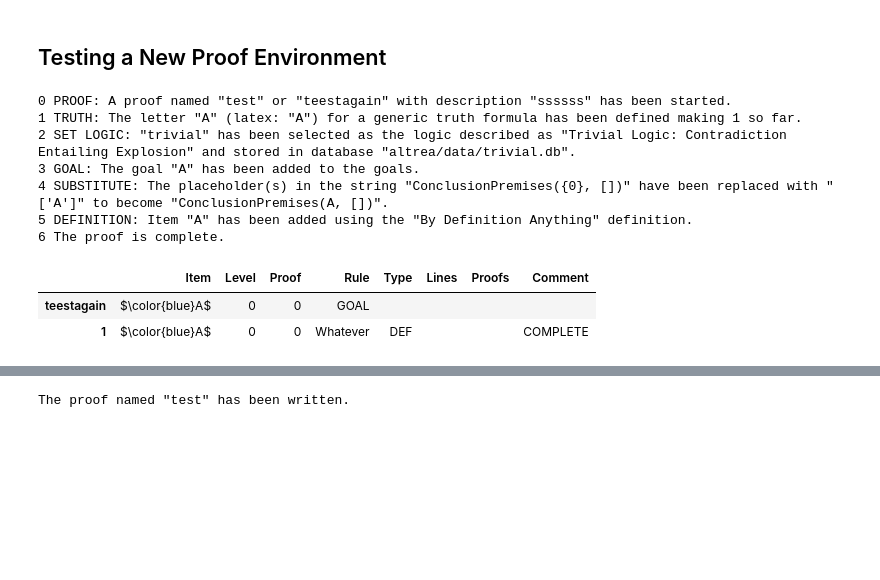
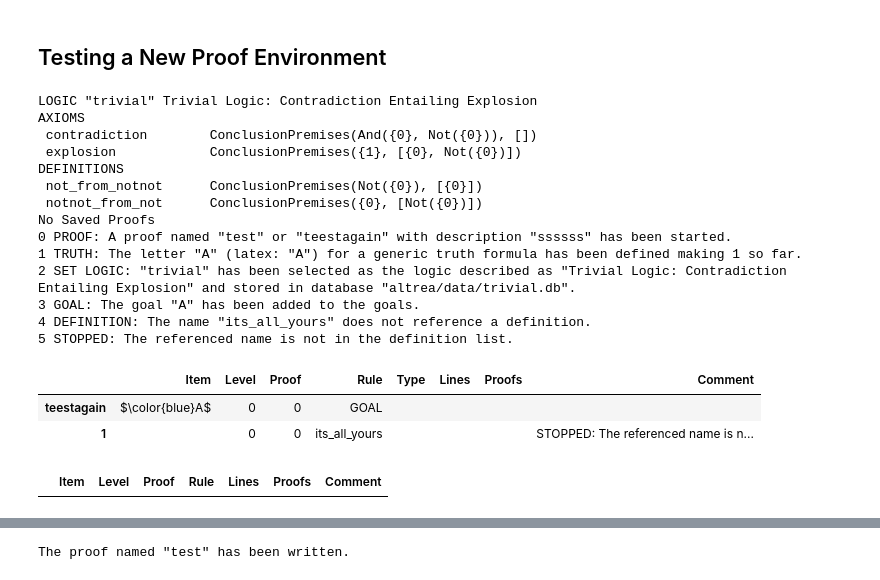
Before and after one commit to FrankHubeny/AltRea, a Jupyter notebook: trivial.ipynb, the cells around one changed output, grey strips where cells are left out. Cells and saved outputs as stored; diff of their text form; code cells hidden in the pictures; blank space fills up the shorter version.

```diff
--- a/trivial.ipynb
+++ b/trivial.ipynb
@@ -125,27 +125,40 @@ The logic "trivial" has no saved proofs.
 # %%
 # Examine the variable assigned to a new proof.
 
 from altrea.boolean import Wff, Or, Not, And, Implies, Iff, Necessary, Possibly
 from altrea.rules import Proof
 
 new = Proof('test','teestagain','ssssss')
 A = new.truth('A')
 new.setlogic('trivial')
 new.goal(A)
 #new.axiom('anything_goes', [A])
-new.definition('its_all_yours', [], [A])
+new.definition('its_all_yours', [A], [])
+new.displaylogic()
 new.displaylog()
 new.displayproof()
 #new.statusreport(A)
 #new.reportstatus()
 # %% [output]
+LOGIC "trivial" Trivial Logic: Contradiction Entailing Explosion
+AXIOMS
+ contradiction        ConclusionPremises(And({0}, Not({0})), [])
+ explosion            ConclusionPremises({1}, [{0}, Not({0})])
+DEFINITIONS
+ not_from_notnot      ConclusionPremises(Not({0}), [{0}])
+ notnot_from_not      ConclusionPremises({0}, [Not({0})])
+No Saved Proofs
 0 PROOF: A proof named "test" or "teestagain" with description "ssssss" has been started.
 1 TRUTH: The letter "A" (latex: "A") for a generic truth formula has been defined making 1 so far.
 2 SET LOGIC: "trivial" has been selected as the logic described as "Trivial Logic: Contradiction Entailing Explosion" and stored in database "altrea/data/trivial.db".
 3 GOAL: The goal "A" has been added to the goals.
-4 SUBSTITUTE: The placeholder(s) in the string "ConclusionPremises({0}, [])" have been replaced with "['A']" to become "ConclusionPremises(A, [])".
-5 DEFINITION: Item "A" has been added using the "By Definition Anything" definition.
-6 The proof is complete.
+4 DEFINITION: The name "its_all_yours" does not reference a definition.
+5 STOPPED: The referenced name is not in the definition list.
 |  | Item | Level | Proof | Rule | Type | Lines | Proofs | Comment |
 | teestagain | $\color{blue}A$ | 0 | 0 | GOAL |  |  |  |  |
-| 1 | $\color{blue}A$ | 0 | 0 | Whatever | DEF |  |  | COMPLETE |
+| 1 |  | 0 | 0 | its_all_yours |  |  |  | STOPPED: The referenced name is n... |
+# %%
+B = new.truth('B')
+new.proofdetails('anything_is_true', [A, B])
+# %% [output]
+|  | Item | Level | Proof | Rule | Lines | Proofs | Comment |
```
Also changed, not shown: parts of 7 cells of this notebook, 16 other files.
